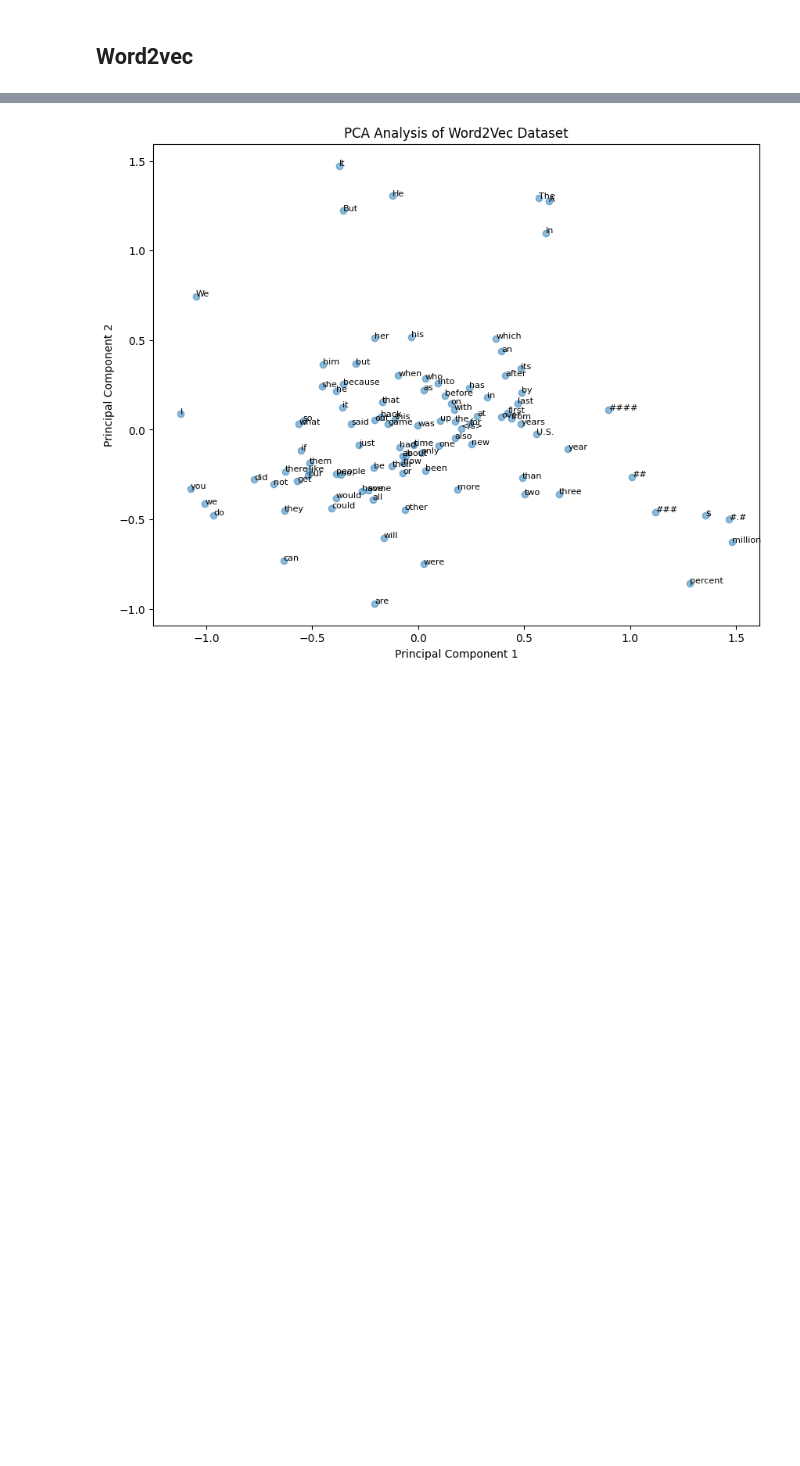
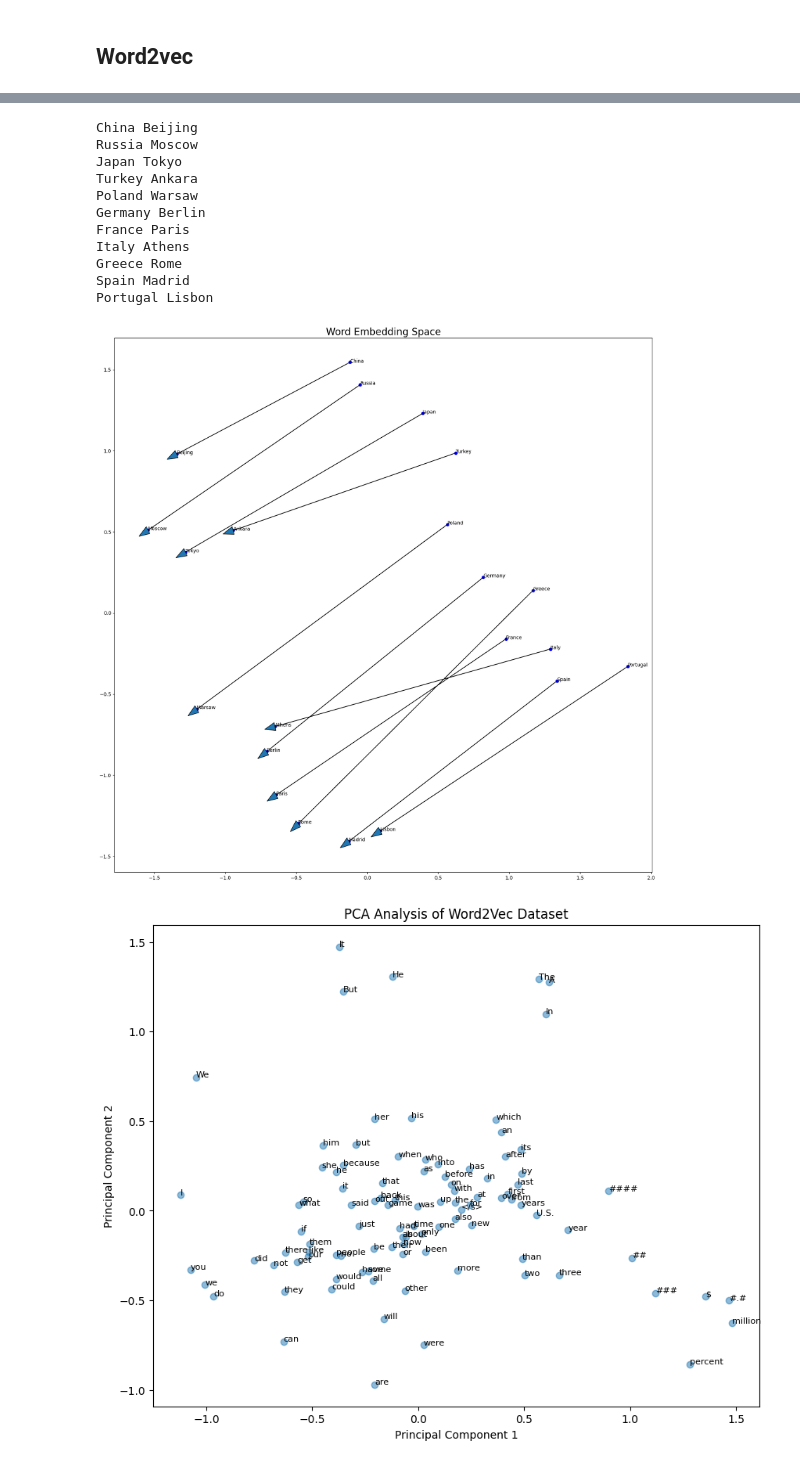
Before and after one commit to HUWENBIN2024/ML_Crowd_Modeling_and_Simulation, a Jupyter notebook: final_proj/src/pca.ipynb, the cells around one changed output, grey strips where cells are left out. Cells and saved outputs as stored; diff of their text form; code cells hidden in the pictures; blank space fills up the shorter version.

```diff
--- a/final_proj/src/pca.ipynb
+++ b/final_proj/src/pca.ipynb
@@ -80,5 +86,6 @@ KeyboardInterrupt:
 # %%
 # Load a subset of the Word2Vec model
-start_time = time.time()
-model = KeyedVectors.load_word2vec_format('word2vec_model.bin', binary=True, limit=100)
-print("Model loaded in %s seconds." % (time.time() - start_time))
+# start_time = time.time()
+# model = KeyedVectors.load_word2vec_format('word2vec_model.bin', binary=True, limit=100)
+gensim_model  = gensim.downloader.load("word2vec-google-news-300")
+# print("Model loaded in %s seconds." % (time.time() - start_time))
@@ -99,3 +104,34 @@ PCA analysis performed in 0.05400419235229492 seconds.
+# %%
+pca = PCA(n_components=2)
+
+countries = ['China', 'Russia', 'Japan', 'Turkey', 'Poland', 'Germany', 'France', 'Italy', 'Greece', 'Spain', 'Portugal']
+capitals = ['Beijing', 'Moscow', 'Tokyo', 'Ankara', 'Warsaw', 'Berlin', 'Paris', 'Athens', 'Rome', 'Madrid', 'Lisbon']
+embeddings = [gensim_model[word] for word in countries + capitals]
+embeddings = np.array(embeddings)
+
+
+dim_red_em = pca.fit_transform(embeddings)
+
+word_embedding_plot(dim_red_em, countries + capitals)
+
+for i in range(len(countries)):
+    country = dim_red_em[i]
+    capital = dim_red_em[i+len(countries)]
+    print(countries[i], capitals[i])
+    plt.arrow(country[0], country[1], capital[0]-country[0], capital[1]-country[1], head_width = 0.05)
+# %% [output]
+China Beijing
+Russia Moscow
+Japan Tokyo
+Turkey Ankara
+Poland Warsaw
+Germany Berlin
+France Paris
+Italy Athens
+Greece Rome
+Spain Madrid
+Portugal Lisbon
+[figure, added]
 # %%
 # Plot the PCA projection
 plt.figure(figsize=(10, 8))
```
Also changed, not shown: parts of 13 cells of this notebook, 5 other files.
